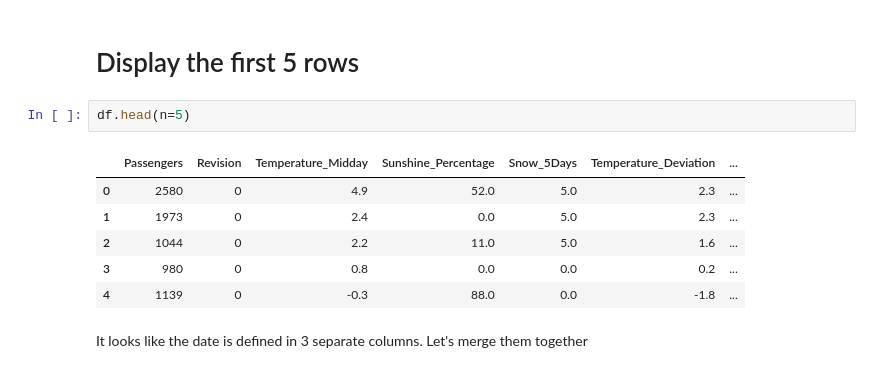
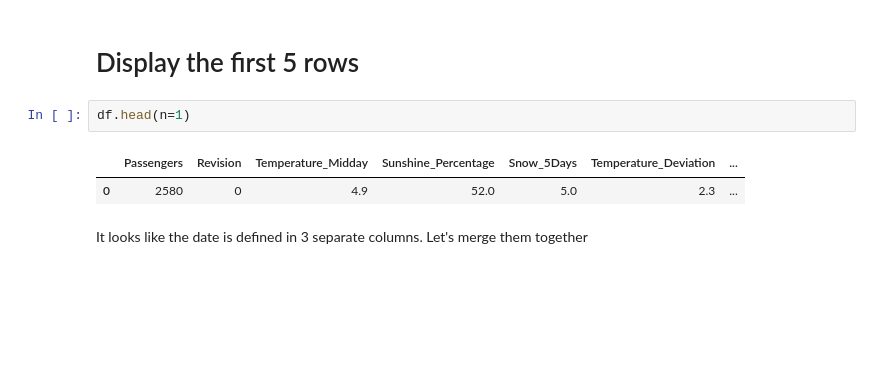
Before and after one commit to fierc3/ADML, a Jupyter notebook: exercises/SW01/Data Quality Assessment.ipynb, the cells around one changed output. Drawn from its saved outputs; the diff is of its cells as text; blank space fills up the shorter version.

```diff
--- a/exercises/SW01/Data Quality Assessment.ipynb
+++ b/exercises/SW01/Data Quality Assessment.ipynb
@@ -48,14 +48,10 @@ df.shape
 # %% [markdown]
 # Display the first 5 rows
 # %%
-df.head(n=5)
+df.head(n=1)
 # %% [output]
 |  | Passengers | Revision | Temperature_Midday | Sunshine_Percentage | Snow_5Days | Temperature_Deviation | ... |
 | 0 | 2580 | 0 | 4.9 | 52.0 | 5.0 | 2.3 | ... |
-| 1 | 1973 | 0 | 2.4 | 0.0 | 5.0 | 2.3 | ... |
-| 2 | 1044 | 0 | 2.2 | 11.0 | 5.0 | 1.6 | ... |
-| 3 | 980 | 0 | 0.8 | 0.0 | 0.0 | 0.2 | ... |
-| 4 | 1139 | 0 | -0.3 | 88.0 | 0.0 | -1.8 | ... |
 # %% [markdown]
 It looks like the date is defined in 3 separate columns. Let's merge them together
 # %%
```
Also changed, not shown: parts of 5 cells of this notebook, 5 other files.
